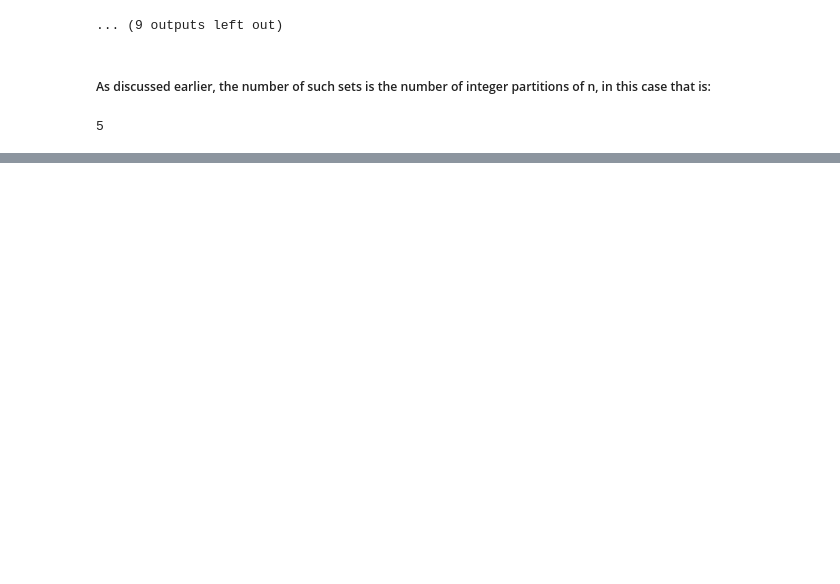
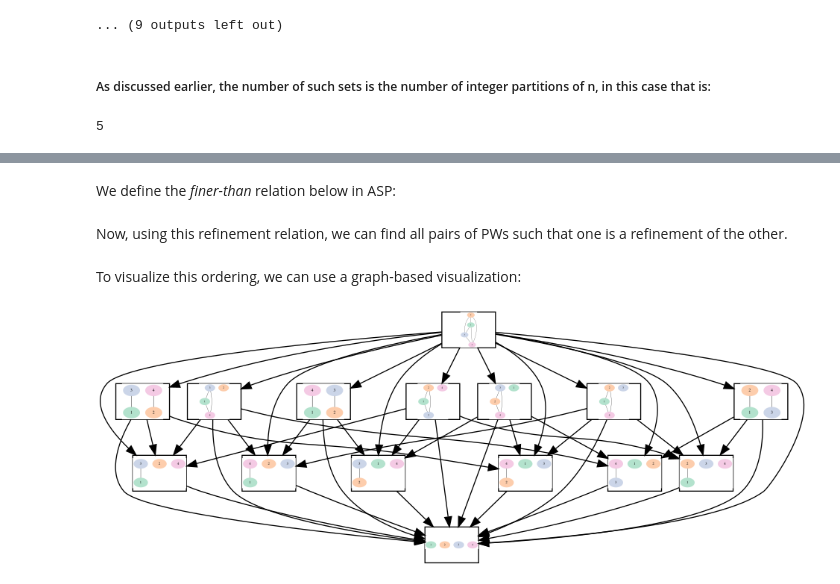
Before and after one commit to sahil1105/PWE-demos-dev, a Jupyter notebook: Partitions-Bell-Number.ipynb, the cells around one changed output, grey strips where cells are left out. Cells and saved outputs as stored; diff of their text form; code cells hidden in the pictures; blank space fills up the shorter version.

```diff
--- a/Partitions-Bell-Number.ipynb
+++ b/Partitions-Bell-Number.ipynb
@@ -173,0 +249,2 @@ len(sets)
+# %% [markdown]
+We define the *finer-than* relation below in ASP:
@@ -173,0 +264,18 @@ len(sets)
+# %% [markdown]
+Now, using this refinement relation, we can find all pairs of PWs such that one is a refinement of the other.
+# %%
+pw_refinement_rels = get_refinement_rels(partitions['pw_objs'],
+                                         lambda pw1, pw2: refinement_check(pw1, pw2, finer_than_relation))
+# %% [markdown]
+To visualize this ordering, we can use a graph-based visualization:
+# %%
+G = nx.DiGraph()
+G.add_edges_from(pw_refinement_rels)
+# Applying some custom Graphviz styling, along with images of the partitions in the nodes
+for pw in partitions['pw_objs']:
+    G.add_node(pw.pw_id, image=os.path.abspath('Partitions-Viz/partition_{}.png'.format(pw.pw_id)),
+               shape='box', fixedsize='true', imagescale='true', size=2, label=" ")
+# %%
+draw(G)
+# %% [output]
+[figure, added]
```
Also changed, not shown: parts of 32 cells of this notebook, 15 other files.
